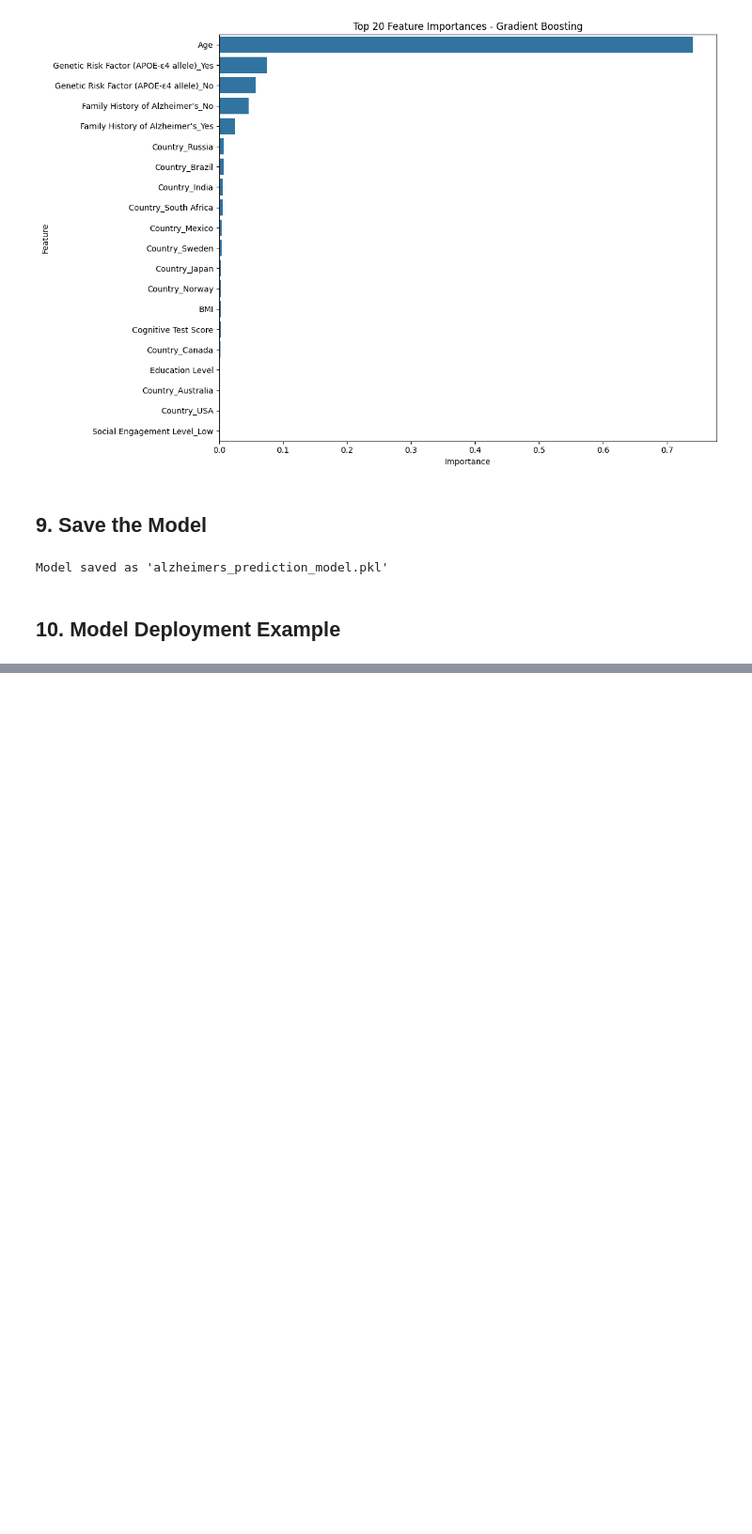
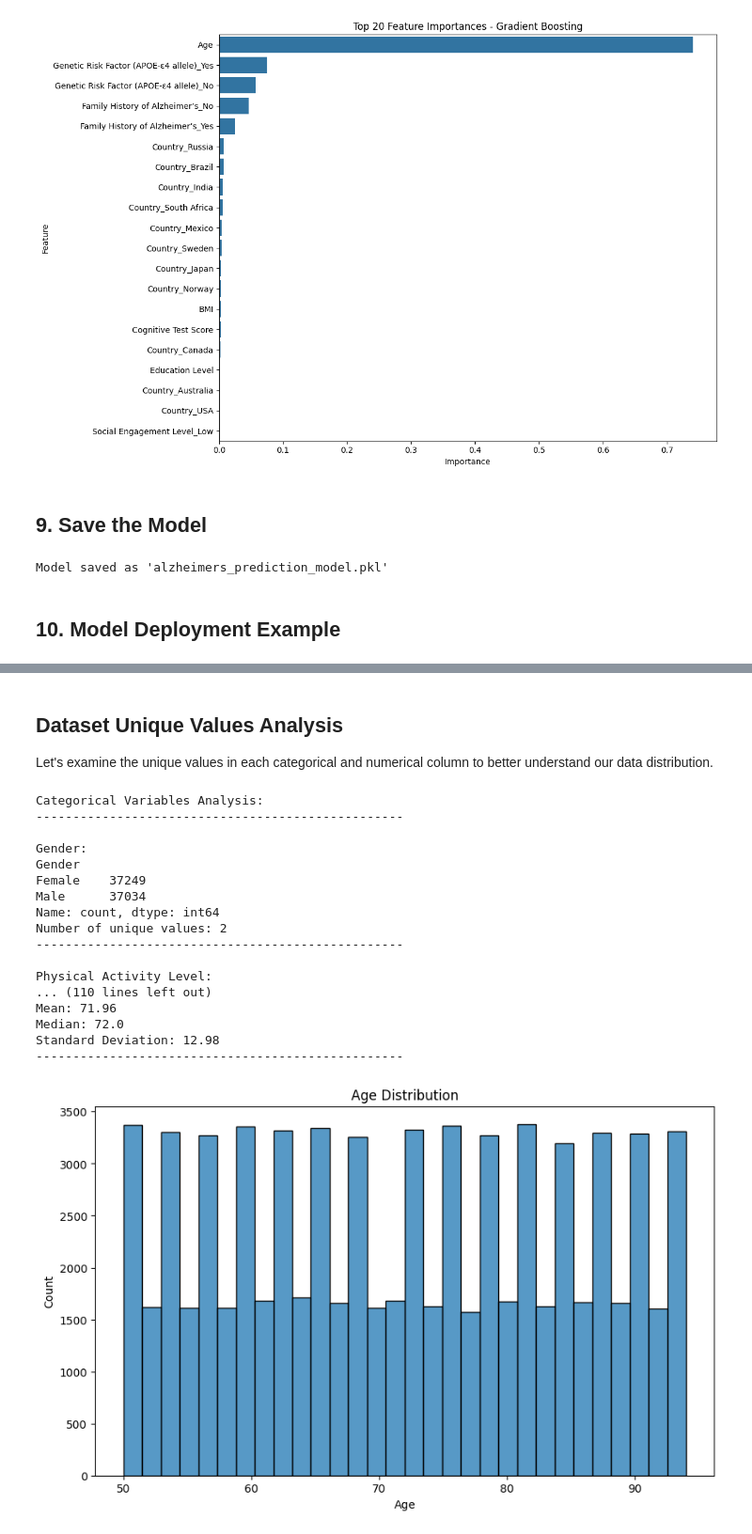
Before and after one commit to Shivsgithubb/ALZHEIMER-S, a Jupyter notebook: pipeline.ipynb, the cells around one changed output, grey strips where cells are left out. Shown: that part at 94% size. Drawn from its saved outputs; the diff is of its cells as text; code cells hidden in the pictures; blank space fills up the shorter version.

```diff
--- a/pipeline.ipynb
+++ b/pipeline.ipynb
@@ -620,0 +491,68 @@ Prediction: Negative
+# %% [markdown]
+## Dataset Unique Values Analysis
+
+Let's examine the unique values in each categorical and numerical column to better understand our data distribution.
+# %%
+# List of columns to analyze
+categorical_columns = ['Gender',
+  'Physical Activity Level',
+  'Smoking Status',
+  'Family History of Alzheimer’s',
+  'Dietary Habits',
+  'Air Pollution Exposure',
+  'Employment Status',
+  'Marital Status',
+  'Genetic Risk Factor (APOE-ε4 allele)',
+  'Social Engagement Level',
+  'Income Level',
+  'Stress Levels',
+  'Urban vs Rural Living']
+numerical_columns = ['Age']
+
+# Display unique values and their counts for categorical columns
+print("Categorical Variables Analysis:")
+print("-" * 50)
+for col in categorical_columns:
+    print(f"\n{col}:")
+    print(df[col].value_counts())
+    print(f"Number of unique values: {df[col].nunique()}")
+    print("-" * 50)
+
+# Display statistics for numerical columns
+print("\nNumerical Variables Analysis:")
+print("-" * 50)
+for col in numerical_columns:
+    print(f"\n{col}:")
+    print(f"Min: {df[col].min()}")
+    print(f"Max: {df[col].max()}")
+    print(f"Mean: {df[col].mean():.2f}")
+    print(f"Median: {df[col].median()}")
+    print(f"Standard Deviation: {df[col].std():.2f}")
+    print("-" * 50)
+
+# Create a histogram for Age distribution
+plt.figure(figsize=(10, 6))
+sns.histplot(data=df, x='Age', bins=30)
+plt.title('Age Distribution')
+plt.xlabel('Age')
+plt.ylabel('Count')
+plt.show()
+# %% [output]
+Categorical Variables Analysis:
+--------------------------------------------------
+
+Gender:
+Gender
+Female    37249
+Male      37034
+Name: count, dtype: int64
+Number of unique values: 2
+--------------------------------------------------
+
+Physical Activity Level:
+... (110 lines left out)
+Mean: 71.96
+Median: 72.0
+Standard Deviation: 12.98
+--------------------------------------------------
+[figure, added]
```
Also changed, not shown: parts of 17 cells of this notebook, 6 other files.
